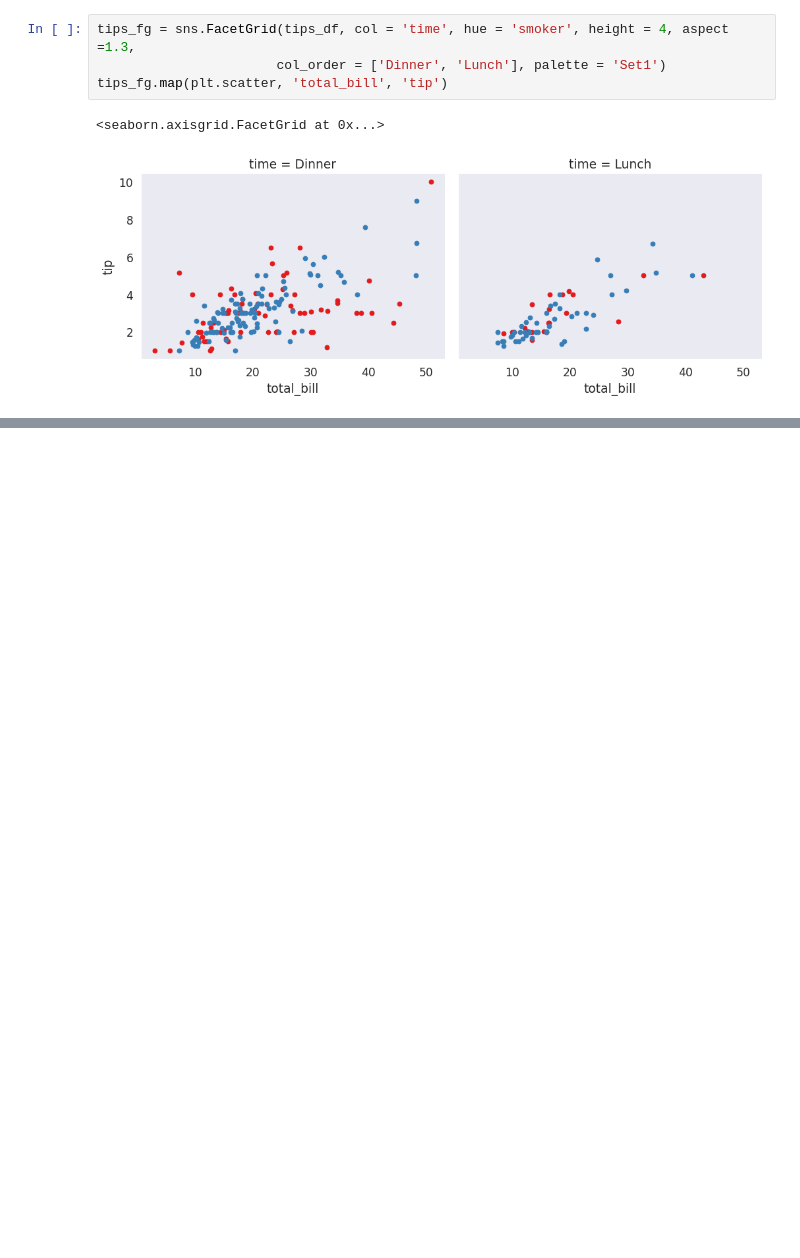
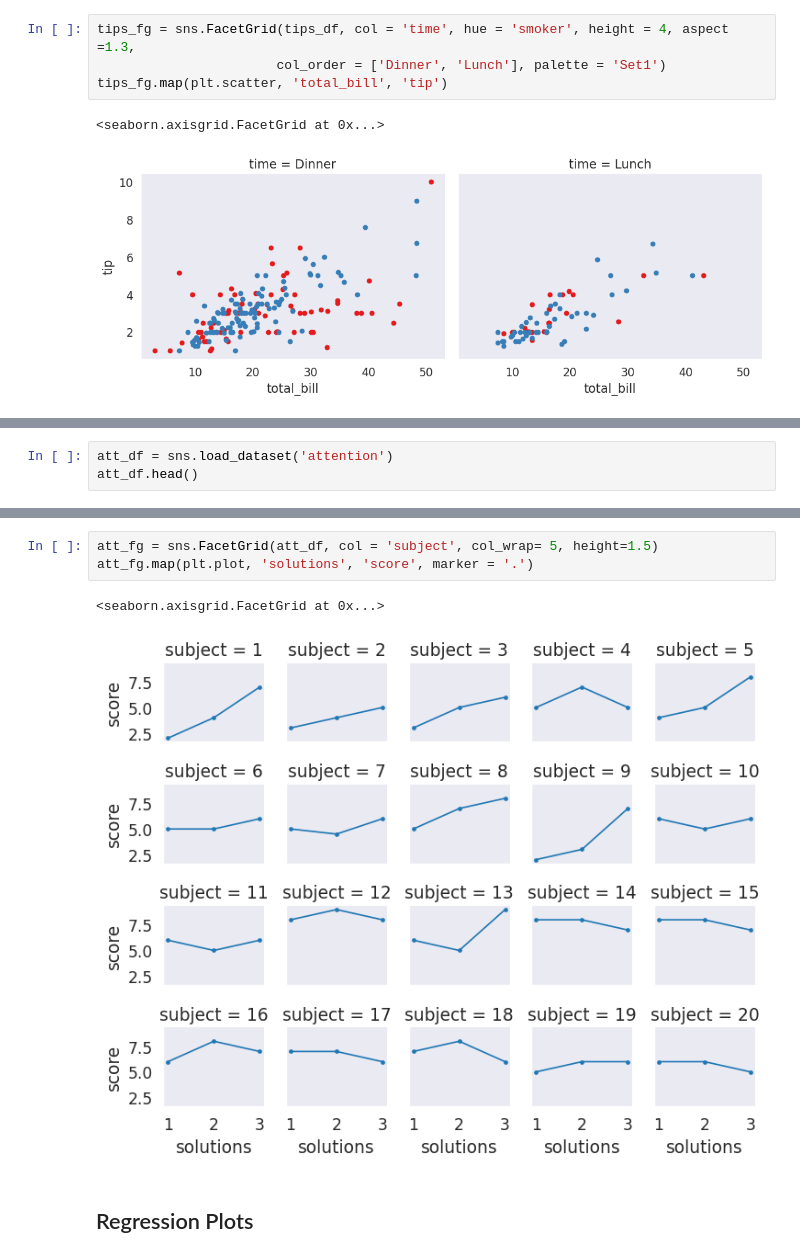
Before and after one commit to EdwinKingori/Seaborn_DataVisualizations, a Jupyter notebook: seaborn_layout.ipynb, the cells around one changed output, grey strips where cells are left out. Cells and saved outputs as stored; diff of their text form; blank space fills up the shorter version.

```diff
--- a/seaborn_layout.ipynb
+++ b/seaborn_layout.ipynb
@@ -458,0 +468,3 @@ tips_fg.map(plt.scatter, 'total_bill', 'tip')
+# %%
+att_df = sns.load_dataset('attention')
+att_df.head()
@@ -458,0 +478,8 @@ tips_fg.map(plt.scatter, 'total_bill', 'tip')
+# %%
+att_fg = sns.FacetGrid(att_df, col = 'subject', col_wrap= 5, height=1.5)
+att_fg.map(plt.plot, 'solutions', 'score', marker = '.')
+# %% [output]
+<seaborn.axisgrid.FacetGrid at 0x...>
+[figure, added]
+# %% [markdown]
+## Regression Plots
```
Also changed, not shown: parts of 10 cells of this notebook.
